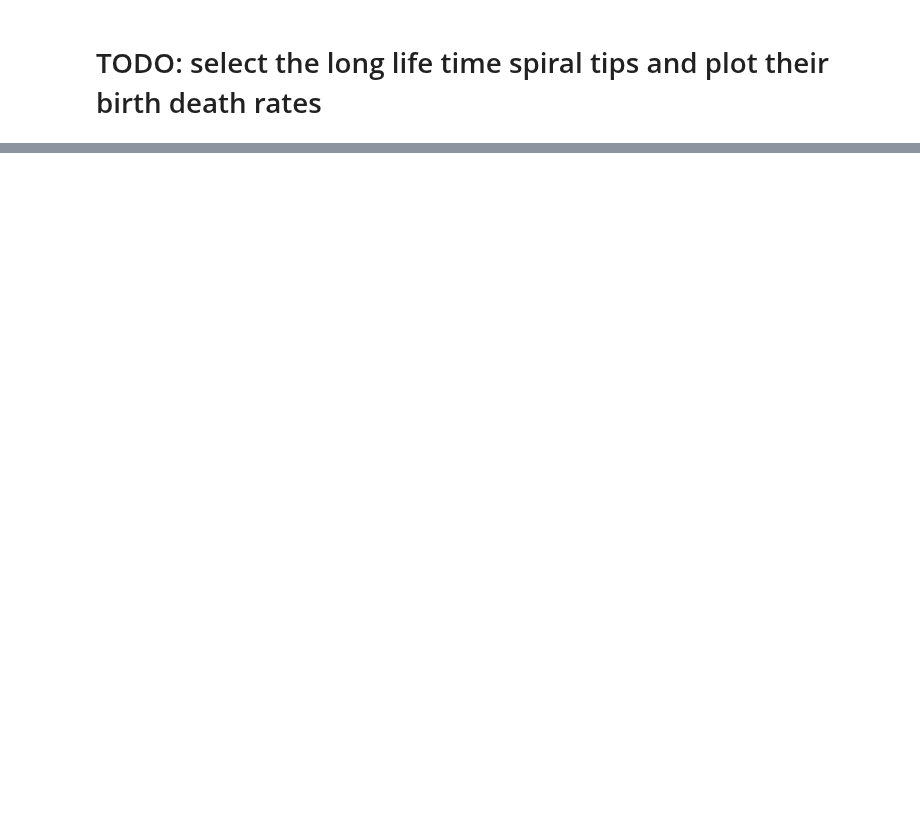
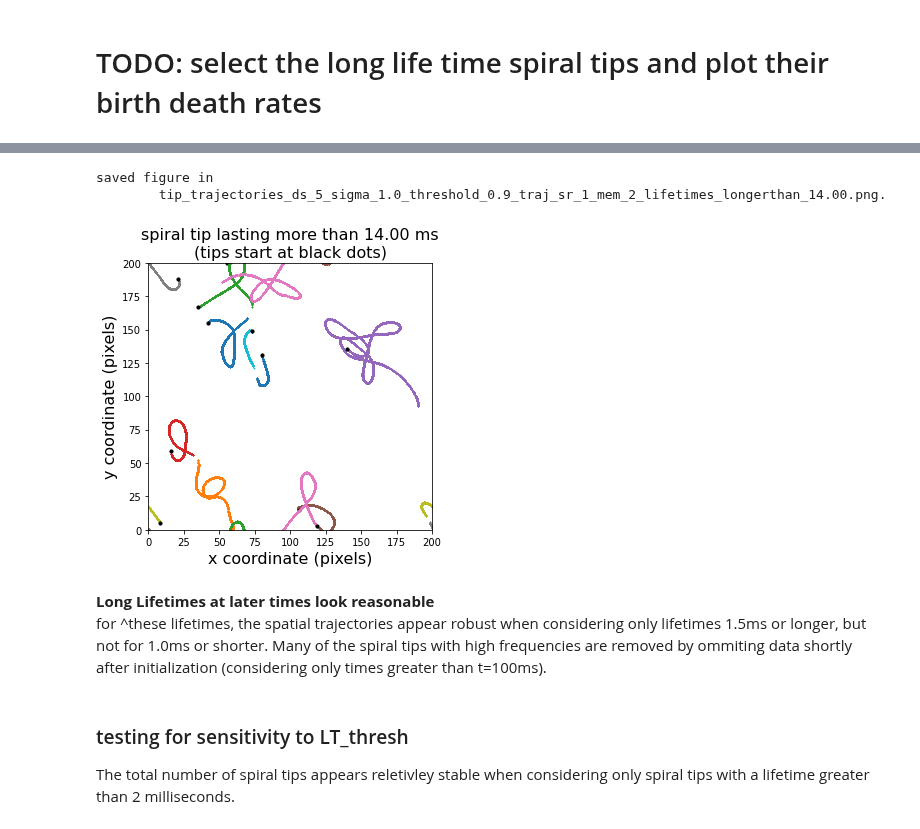
Before and after one commit to timtyree/care, a Jupyter notebook: notebooks/Lifetimes of Spiral Tips.ipynb, the cells around one changed output, grey strips where cells are left out. Saved outputs shown, nothing was run; the diff lists cells and outputs as text; code cells hidden in the pictures; blank space fills up the shorter version.

```diff
--- a/notebooks/Lifetimes of Spiral Tips.ipynb
+++ b/notebooks/Lifetimes of Spiral Tips.ipynb
@@ -531,0 +608,15 @@ df.loc[(traj.frame >= l-2) & (traj.frame <= l+2)]
+# %%
+xmin=0; ymin=0; xmax=200; ymax=200;
+axis = [xmin,xmax,ymin,ymax]
+# %%
+#naive computation of lifetime for a given tip
+pid = 10
+def get_lifetime(pid,df):
+    mx,mn = df[(df.particle==pid)].t.describe()[['max','min']]
+    lifetime = mx-mn #seconds?
+    return lifetime
+# %%
+pid_values = np.array(list(set(df.particle.values)))
+# lifetime_values = [0.*pid for pid in pid_values]
+
+lifetime_values = np.array([get_lifetime(pid,df) for pid in pid_values])
@@ -531,0 +632,38 @@ df.loc[(traj.frame >= l-2) & (traj.frame <= l+2)]
+# %%
+#plot the xy trajectory for longliving tips
+saving = True
+fig, ax = plt.subplots(figsize=(5, 5))
+fontsize=16
+
+LT_thresh = 14 #14 = 0.007*2000
+boo = (lifetime_values>LT_thresh)
+savefig_dir = f'{nb_dir}/Figures/lifetime_analysis'
+savefig_fn = data_fn.replace('.csv',f'_lifetimes_longerthan_{LT_thresh:.2f}.png')
+
+
+for pid in pid_values[boo]:
+    x_values ,y_values = df_traj[(df_traj.particle==pid) ][['x','y']].values.T
+    plt.scatter(x_values,y_values, s=.1)
+    plt.scatter([x_values[0]],[y_values[0]], s=10,color='black')
+plt.axis(axis)
+plt.title(f'''spiral tip lasting more than {LT_thresh:.2f} ms
+(tips start at black dots)''', fontsize=fontsize)
+ax.set_xlabel('x coordinate (pixels)', fontsize=fontsize)
+ax.set_ylabel('y coordinate (pixels)', fontsize=fontsize)
+if not saving:
+    plt.show()
+else:
+    plt.tight_layout()
+    os.chdir(savefig_dir)
+    plt.savefig(savefig_fn, dpi=300)
+    print(f"saved figure in \n\t{savefig_fn}.")
+# %% [output]
+saved figure in
+        tip_trajectories_ds_5_sigma_1.0_threshold_0.9_traj_sr_1_mem_2_lifetimes_longerthan_14.00.png.
+[figure, added]
+# %% [markdown]
+__Long Lifetimes at later times look reasonable__<br>
+for ^these lifetimes, the spatial trajectories appear robust when considering only lifetimes 1.5ms or longer, but not for 1.0ms or shorter.  Many of the spiral tips with high frequencies are removed by ommiting data shortly after initialization (considering only times greater than t=100ms).
+# %% [markdown]
+### testing for sensitivity to LT_thresh
+The total number of spiral tips appears reletivley stable when considering only spiral tips with a lifetime greater than 2 milliseconds.
```
Also changed, not shown: parts of 21 cells of this notebook, 7 other files.
